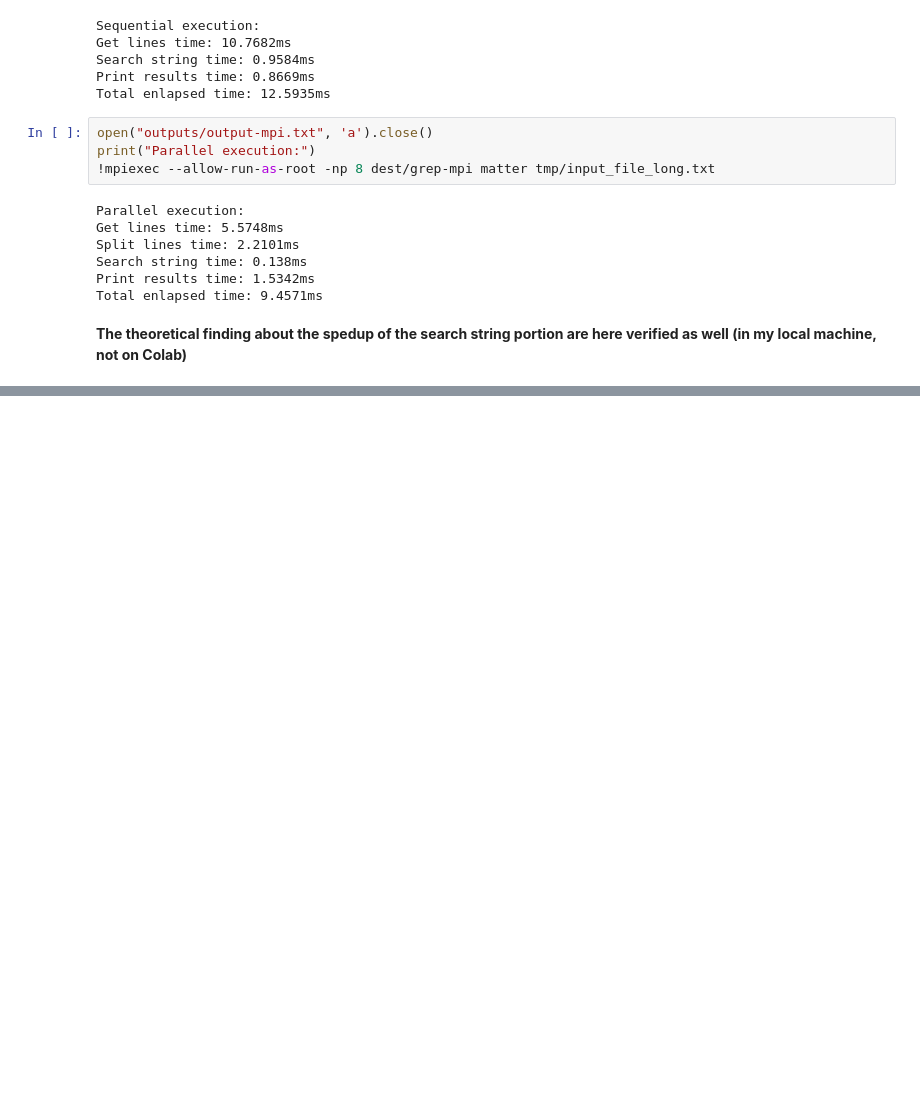
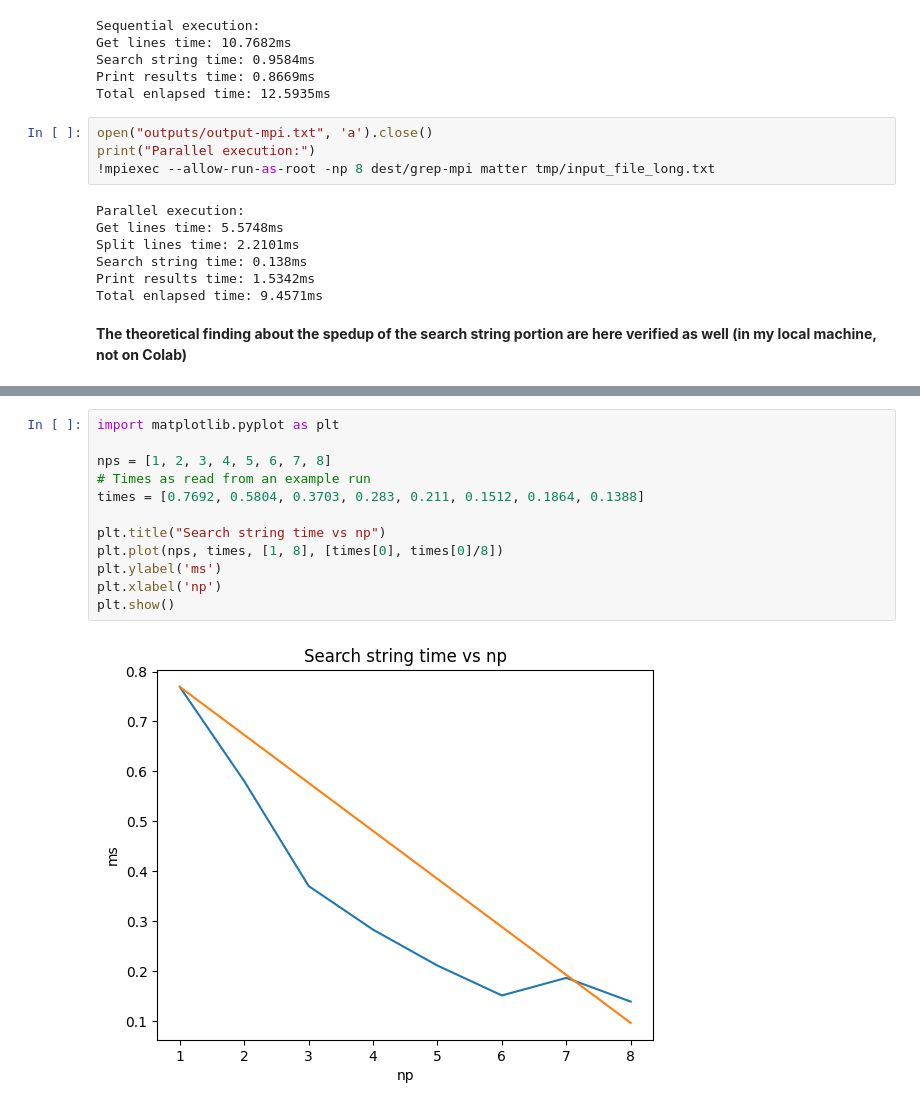
Before and after one commit to paolobasso99/parallel_programming_homework, a Jupyter notebook: Grep_Homework_Solution_Colab.ipynb, the cells around one changed output, grey strips where cells are left out. Drawn from its saved outputs; the diff is of its cells as text; blank space fills up the shorter version.

```diff
--- a/Grep_Homework_Solution_Colab.ipynb
+++ b/Grep_Homework_Solution_Colab.ipynb
@@ -1684,0 +1726,14 @@ Total enlapsed time: 9.4571ms
+# %%
+import matplotlib.pyplot as plt
+
+nps = [1, 2, 3, 4, 5, 6, 7, 8]
+# Times as read from an example run
+times = [0.7692, 0.5804, 0.3703, 0.283, 0.211, 0.1512, 0.1864, 0.1388]
+
+plt.title("Search string time vs np")
+plt.plot(nps, times, [1, 8], [times[0], times[0]/8])
+plt.ylabel('ms')
+plt.xlabel('np')
+plt.show()
+# %% [output]
+[figure, added]
```
Also changed, not shown: parts of 3 cells of this notebook, 3 other files.
